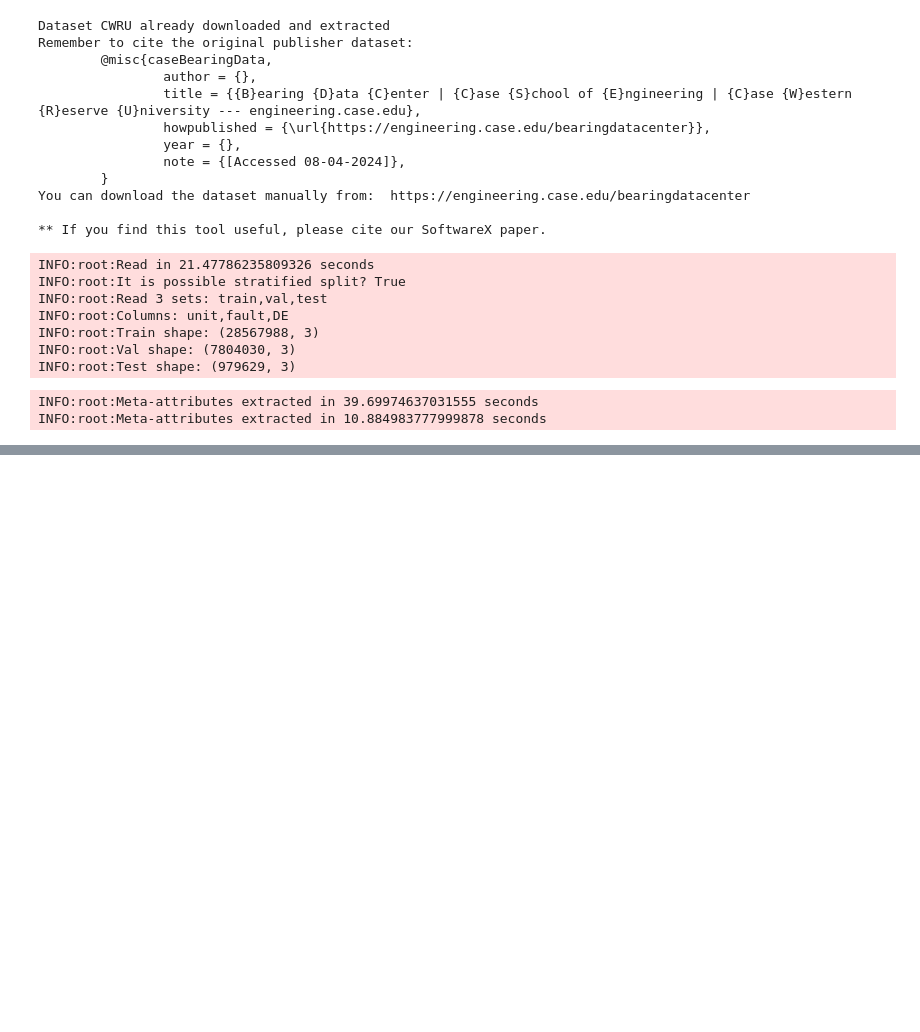
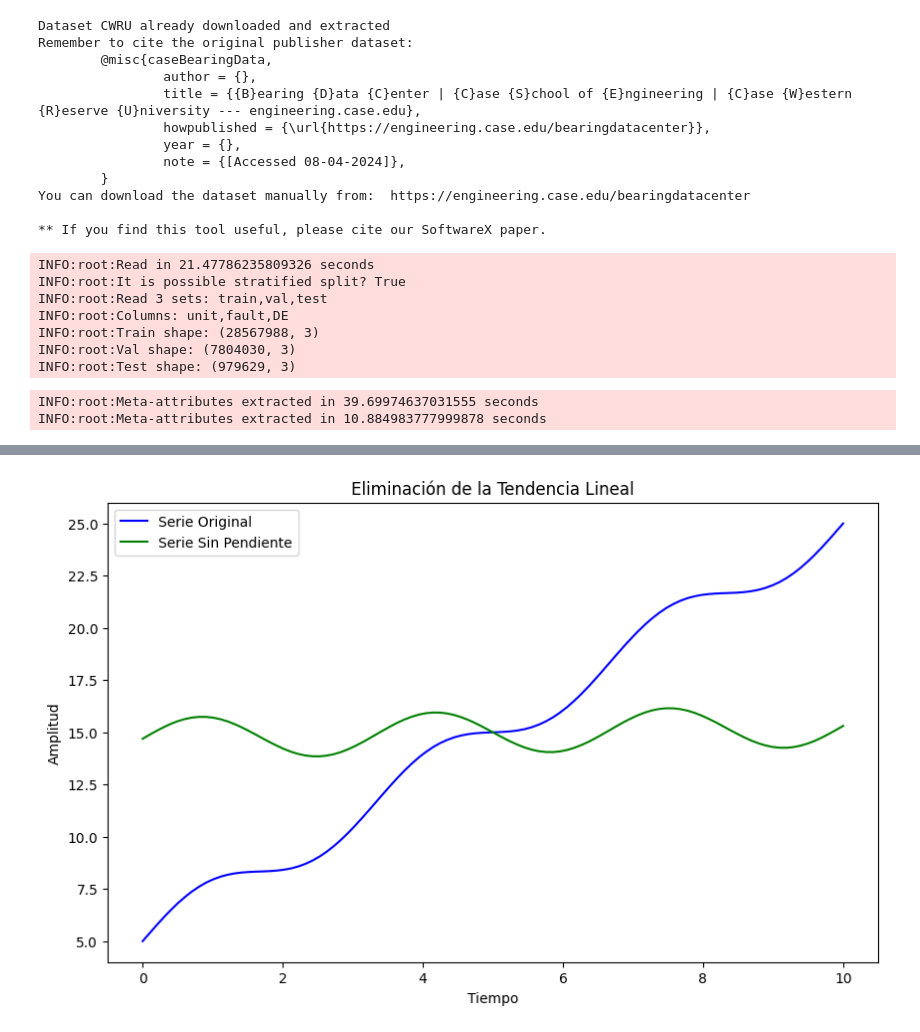
Before and after one commit to dasolma/diffLIME, a Jupyter notebook: src/phm_framework/notebooks/Generate Signal DS.ipynb, the cells around one changed output, grey strips where cells are left out. Drawn from its saved outputs; the diff is of its cells as text; code cells hidden in the pictures; blank space fills up the shorter version.

```diff
--- a/src/phm_framework/notebooks/Generate Signal DS.ipynb
+++ b/src/phm_framework/notebooks/Generate Signal DS.ipynb
@@ -465,0 +513,50 @@ plt.plot(s)
+# %%
+import numpy as np
+from sklearn.linear_model import LinearRegression
+
+def eliminar_pendiente(serie_temporal):
+    """
+    Modifica una serie temporal para que su pendiente sea 0 (elimina la tendencia lineal).
+
+    Args:
+        serie_temporal (numpy.ndarray): Serie temporal (vector 1D) a procesar.
+
+    Returns:
+        numpy.ndarray: Serie temporal sin pendiente (con pendiente 0).
+    """
+    # Vector de tiempo (asumiendo índice temporal uniforme)
+    tiempo = np.arange(len(serie_temporal)).reshape(-1, 1)
+
+    # Ajuste de regresión lineal
+    modelo = LinearRegression()
+    modelo.fit(tiempo, serie_temporal)
+
+    # Predicción de la tendencia
+    tendencia = modelo.predict(tiempo)
+
+    # Eliminar la tendencia
+    serie_sin_pendiente = serie_temporal - tendencia + serie_temporal.min() + (serie_temporal.max() - serie_temporal.min()) / 2
+
+    return serie_sin_pendiente
+
+# Ejemplo de uso
+if __name__ == "__main__":
+    # Crear una serie temporal con pendiente
+    tiempo = np.linspace(0, 10, 100)
+    serie_original = 2 * tiempo + 5 + np.sin(2 * np.pi * 0.3 * tiempo)  # Pendiente + componente sinusoidal
+
+    # Modificar la serie para que la pendiente sea 0
+    serie_sin_pendiente = eliminar_pendiente(serie_original)
+
+    # Graficar resultados
+    import matplotlib.pyplot as plt
+    plt.figure(figsize=(10, 6))
+    plt.plot(tiempo, serie_original, label="Serie Original", color="blue")
+    plt.plot(tiempo, serie_sin_pendiente, label="Serie Sin Pendiente", color="green")
+    plt.legend()
+    plt.xlabel("Tiempo")
+    plt.ylabel("Amplitud")
+    plt.title("Eliminación de la Tendencia Lineal")
+    plt.show()
+# %% [output]
+[figure, added]
```
Also changed, not shown: parts of 5 cells of this notebook.
